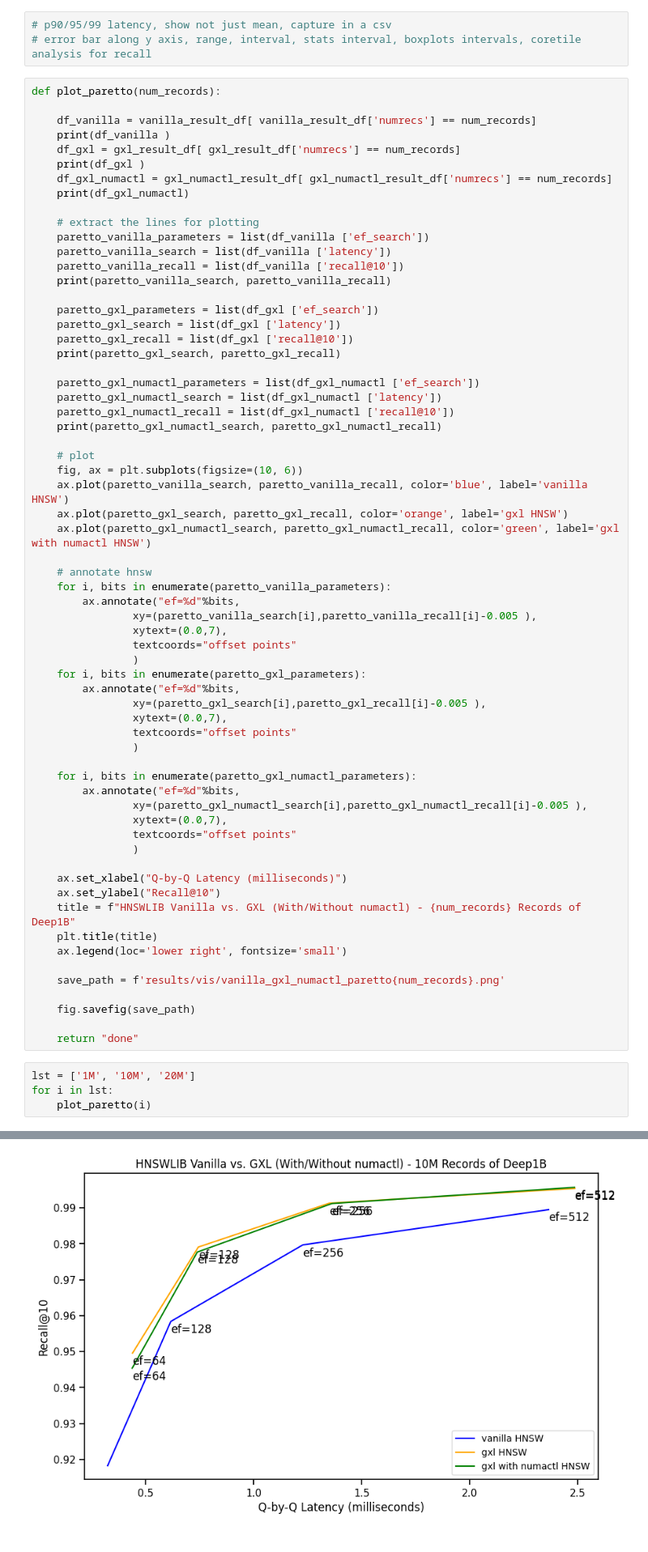
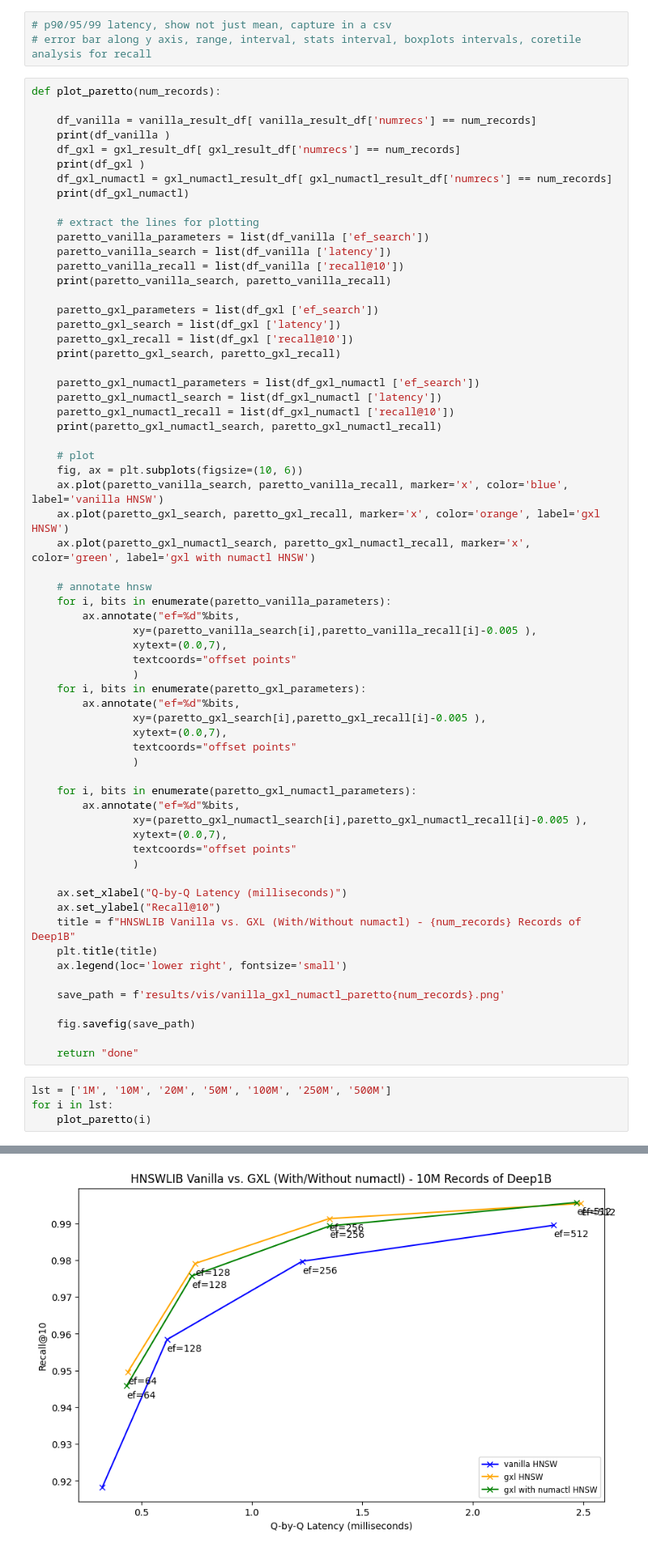
Before and after one commit to iamsabhoho/hnswlib, a Jupyter notebook: gsi/hnswlib_test/analyze.ipynb, the cells around one changed output, grey strips where cells are left out. Shown at 81% size. Cells and saved outputs as stored; diff of their text form.

```diff
--- a/gsi/hnswlib_test/analyze.ipynb
+++ b/gsi/hnswlib_test/analyze.ipynb
@@ -411,9 +423,9 @@ def plot_paretto(num_records):
 
     # plot
     fig, ax = plt.subplots(figsize=(10, 6))
-    ax.plot(paretto_vanilla_search, paretto_vanilla_recall, color='blue', label='vanilla HNSW')
-    ax.plot(paretto_gxl_search, paretto_gxl_recall, color='orange', label='gxl HNSW')
-    ax.plot(paretto_gxl_numactl_search, paretto_gxl_numactl_recall, color='green', label='gxl with numactl HNSW')
+    ax.plot(paretto_vanilla_search, paretto_vanilla_recall, marker='x', color='blue', label='vanilla HNSW')
+    ax.plot(paretto_gxl_search, paretto_gxl_recall, marker='x', color='orange', label='gxl HNSW')
+    ax.plot(paretto_gxl_numactl_search, paretto_gxl_numactl_recall, marker='x', color='green', label='gxl with numactl HNSW')
 
     # annotate hnsw
     for i, bits in enumerate(paretto_vanilla_parameters):
@@ -448,7 +460,7 @@ def plot_paretto(num_records):
 
     return "done"
 # %%
-lst = ['1M', '10M', '20M']
+lst = ['1M', '10M', '20M', '50M', '100M', '250M', '500M']
 for i in lst:
     plot_paretto(i)
 # %% [output]
@@ -473 +485 @@ for i in lst:
-[figure, old version]
+[figure, new version]
```
Also changed, not shown: parts of 9 cells of this notebook, 3 other files.
